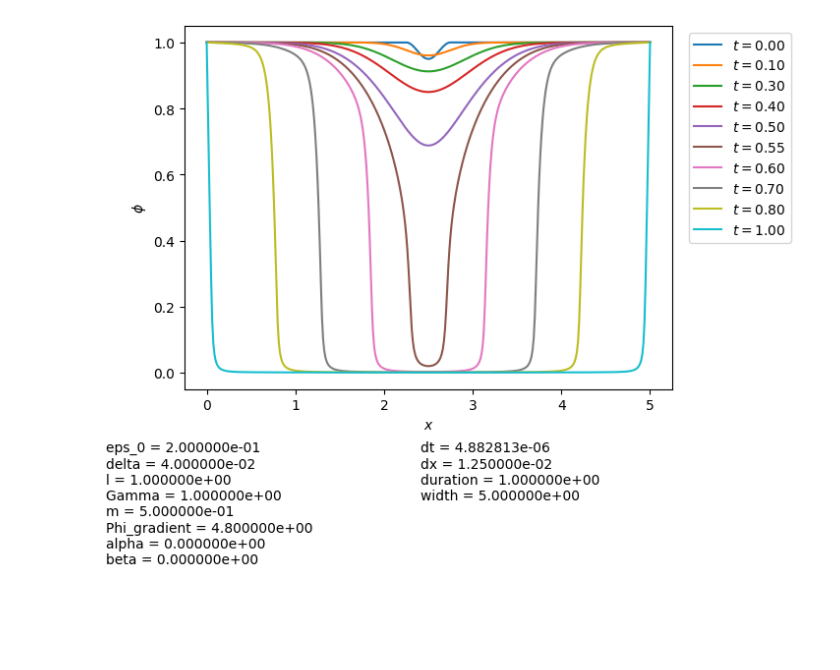
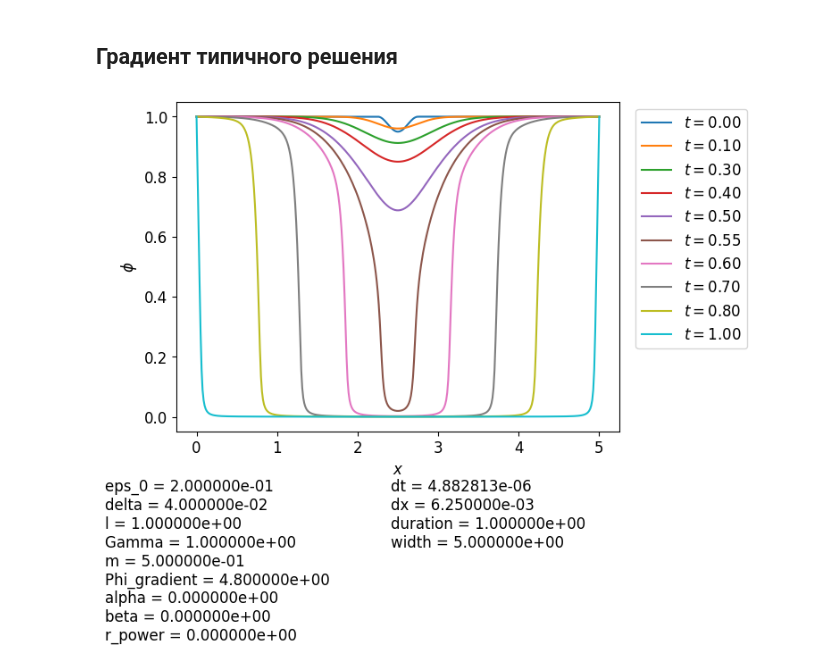
Before and after one commit to ponomarevandr/disruption, a Jupyter notebook: various_coordinates/experiments/work_test/test.ipynb, the cells around one changed output. Cells and saved outputs as stored; diff of their text form; code cells hidden in the pictures; blank space fills up the shorter version.

Commit message:
A model class for searching stationary solutions added; bugs fixed; tests runned

```diff
--- a/various_coordinates/experiments/work_test/test.ipynb
+++ b/various_coordinates/experiments/work_test/test.ipynb
@@ -3,7 +3,7 @@ import numpy as np
 import pandas as pd
 import matplotlib
 import matplotlib.pyplot as plt
-# matplotlib.rcParams.update({'font.size': 14})
+matplotlib.rcParams.update({'font.size': 12})
 
 import sys
 sys.path.append("../../scripts")
@@ -18,8 +18,10 @@ importlib.reload(model_plot)
 from model_plot import model_plot
 
 %matplotlib inline
+# %% [markdown]
+## Градиент типичного решения
 # %%
-model = model_from_file('../../bin/experiment.csv')
+model = model_from_file('../../bin/typical_solution.csv')
 model_plot(model, [0, 0.1, 0.3, 0.4, 0.5, 0.55, 0.6, 0.7, 0.8, 1])
 # %% [output]
-[figure, old version]
+[figure, new version]
```
Also changed, not shown: parts of 31 cells of this notebook, 21 other files.
